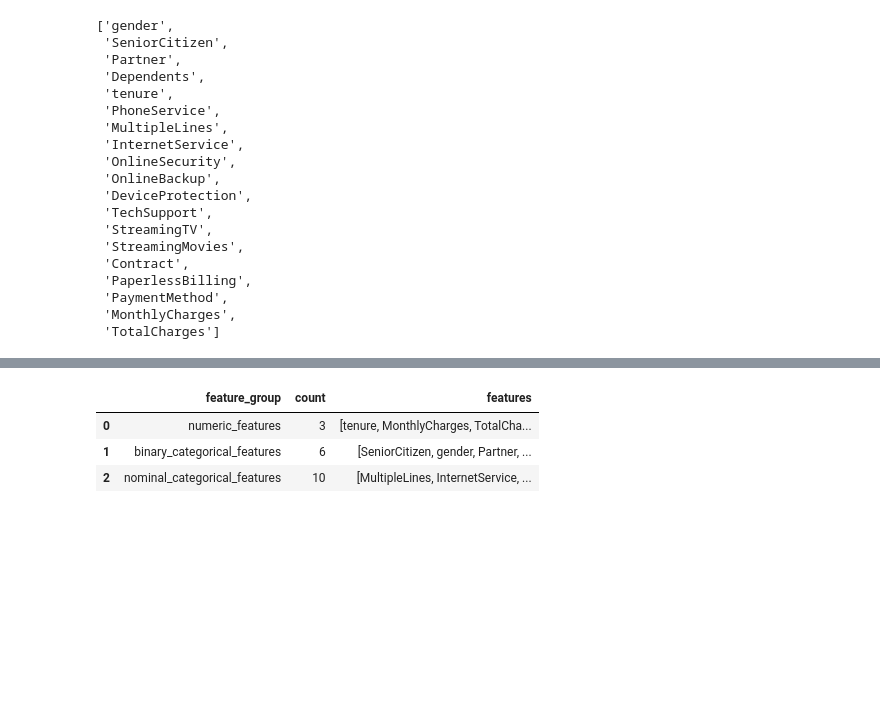
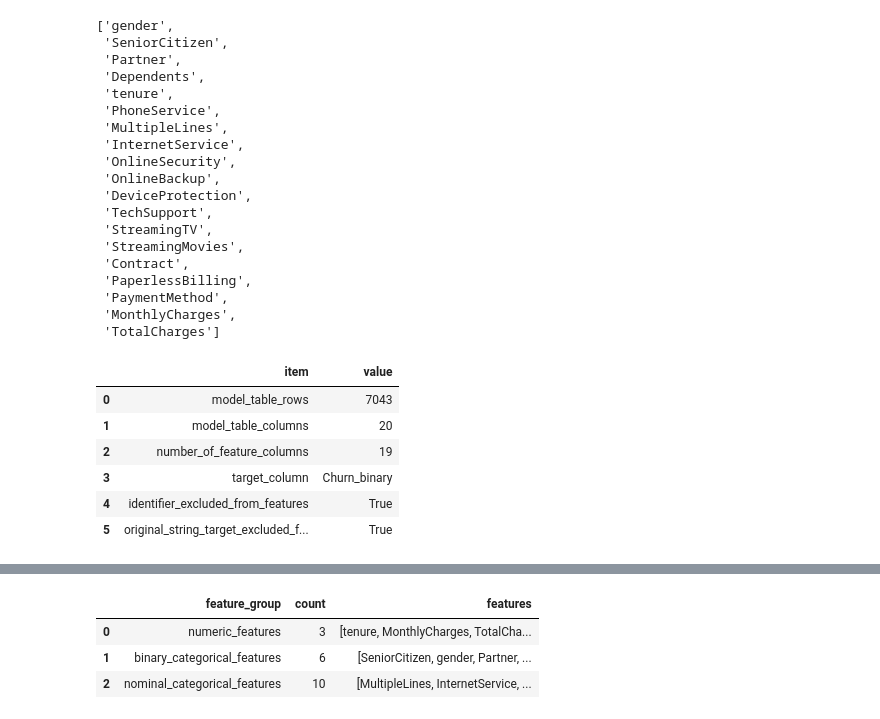
Before and after one commit to shakaarlatief/telco-customer-churn-classification, a Jupyter notebook: notebooks/02_cleaning_and_splitting.ipynb, the cells around one changed output, grey strips where cells are left out. Saved outputs shown, nothing was run; the diff lists cells and outputs as text; code cells hidden in the pictures; blank space fills up the shorter version.

```diff
--- a/notebooks/02_cleaning_and_splitting.ipynb
+++ b/notebooks/02_cleaning_and_splitting.ipynb
@@ -211,3 +333,39 @@ feature_columns
  'PaymentMethod',
  'MonthlyCharges',
  'TotalCharges']
+# %%
+df_model = df_clean[feature_columns + [BINARY_TARGET_COLUMN]].copy()
+
+# A separate traceability table is kept in memory. It is not used for modelling.
+id_trace = df_clean[[IDENTIFIER_COLUMN]].copy()
+
+model_table_overview = pd.DataFrame(
+    {
+        "item": [
+            "model_table_rows",
+            "model_table_columns",
+            "number_of_feature_columns",
+            "target_column",
+            "identifier_excluded_from_features",
+            "original_string_target_excluded_from_features",
+        ],
+        "value": [
+            df_model.shape[0],
+            df_model.shape[1],
+            len(feature_columns),
+            BINARY_TARGET_COLUMN,
+            IDENTIFIER_COLUMN not in feature_columns,
+            TARGET_COLUMN not in feature_columns,
+        ],
+    }
+)
+
+model_table_overview
+# %% [output]
+|  | item | value |
+| 0 | model_table_rows | 7043 |
+| 1 | model_table_columns | 20 |
+| 2 | number_of_feature_columns | 19 |
+| 3 | target_column | Churn_binary |
+| 4 | identifier_excluded_from_features | True |
+| 5 | original_string_target_excluded_f... | True |
```
Also changed, not shown: parts of 37 cells of this notebook, 40 other files.
